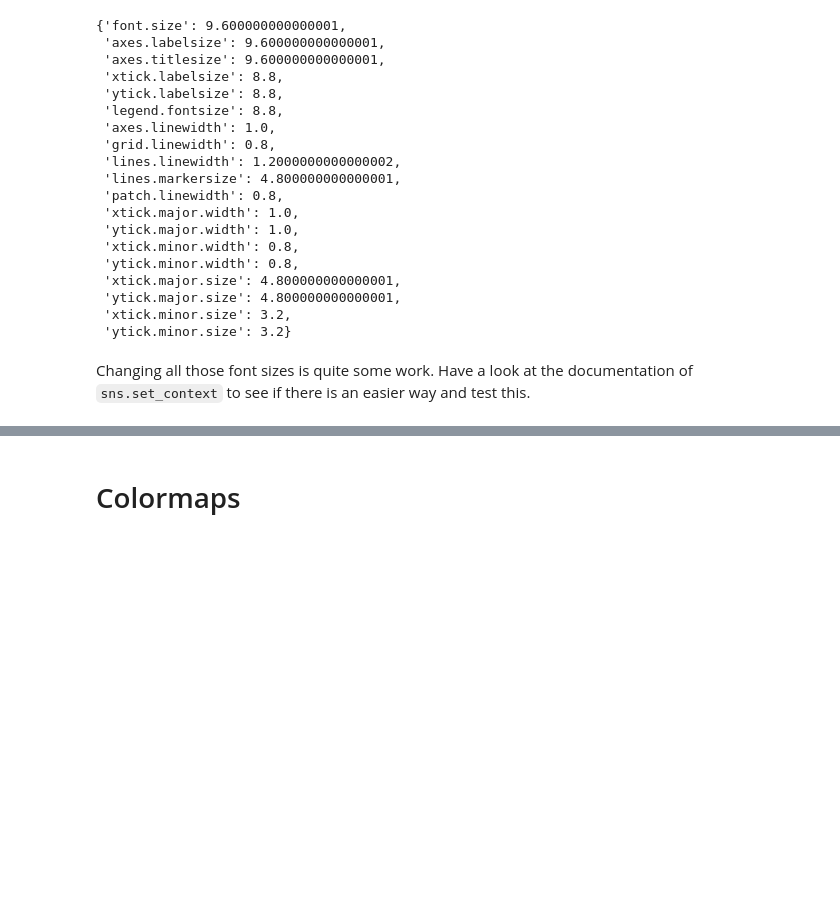
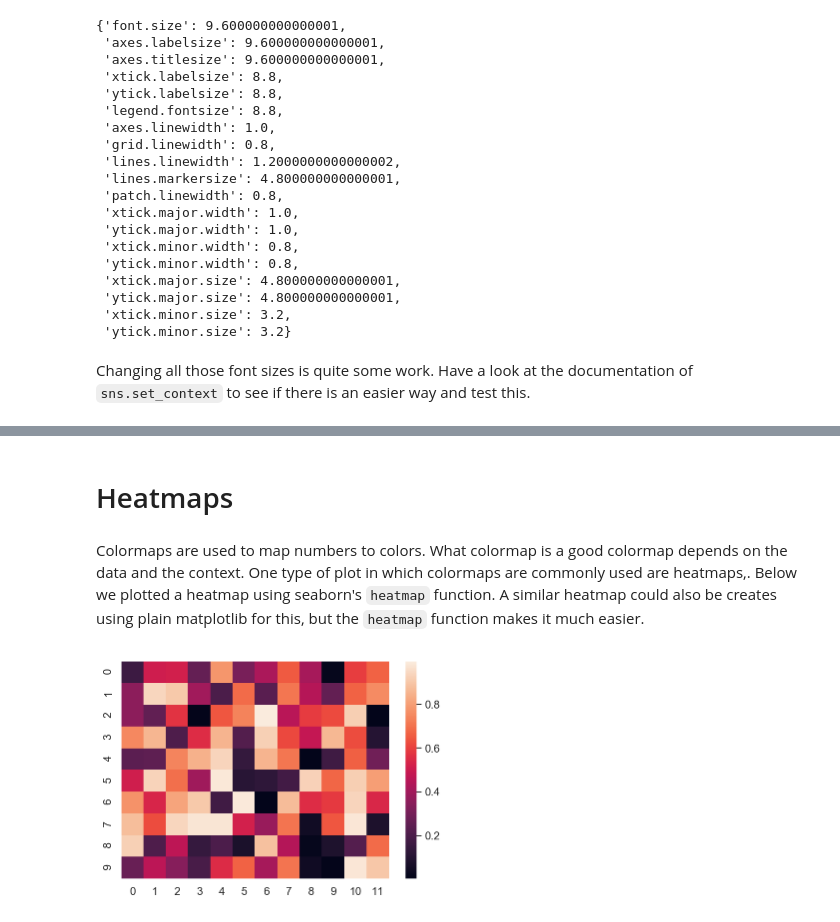
Before and after one commit to lacdr-tox/basic-programming-in-drug-discovery, a Jupyter notebook: python/exercises/4.1 Advanced plotting - aesthetics.ipynb, the cells around one changed output, grey strips where cells are left out. Drawn from its saved outputs; the diff is of its cells as text; code cells hidden in the pictures; blank space fills up the shorter version.

Commit message:
Add heatmap and colormaps to 4.1

```diff
--- a/python/exercises/4.1 Advanced plotting - aesthetics.ipynb
+++ b/python/exercises/4.1 Advanced plotting - aesthetics.ipynb
@@ -353,3 +352,12 @@ sns.plotting_context('paper')
  'ytick.minor.size': 3.2}
 # %% [markdown]
 Changing all those font sizes is quite some work. Have a look at the documentation of `sns.set_context` to see if there is an easier way and test this.
+# %%
+sns.set_style("white")
+sns.set_context("paper",font_scale=1.25)
+x = np.linspace(0,10,11)
+y = np.exp(x)
+fig = plt.figure()
+ax = plt.gca()
+ax.plot(x,y,'o-');
+ax.set(title='a plot',xlabel='x-axis',ylabel='y-axis');
@@ -356,2 +366,9 @@ Changing all those font sizes is quite some work. Have a look at the documentati
 # %% [markdown]
-# Colormaps
+# Heatmaps
+# %% [markdown]
+Colormaps are used to map numbers to colors. What colormap is a good colormap depends on the data and the context. One type of plot in which colormaps are commonly used are heatmaps,. Below we plotted a heatmap using seaborn's `heatmap` function. A similar heatmap could also be creates using plain matplotlib for this, but the `heatmap` function makes it much easier.
+# %%
+uniform_data = np.random.rand(10, 12)
+ax = sns.heatmap(uniform_data)
+# %% [output]
+[figure, added]
```
Also changed, not shown: parts of 8 cells of this notebook.
